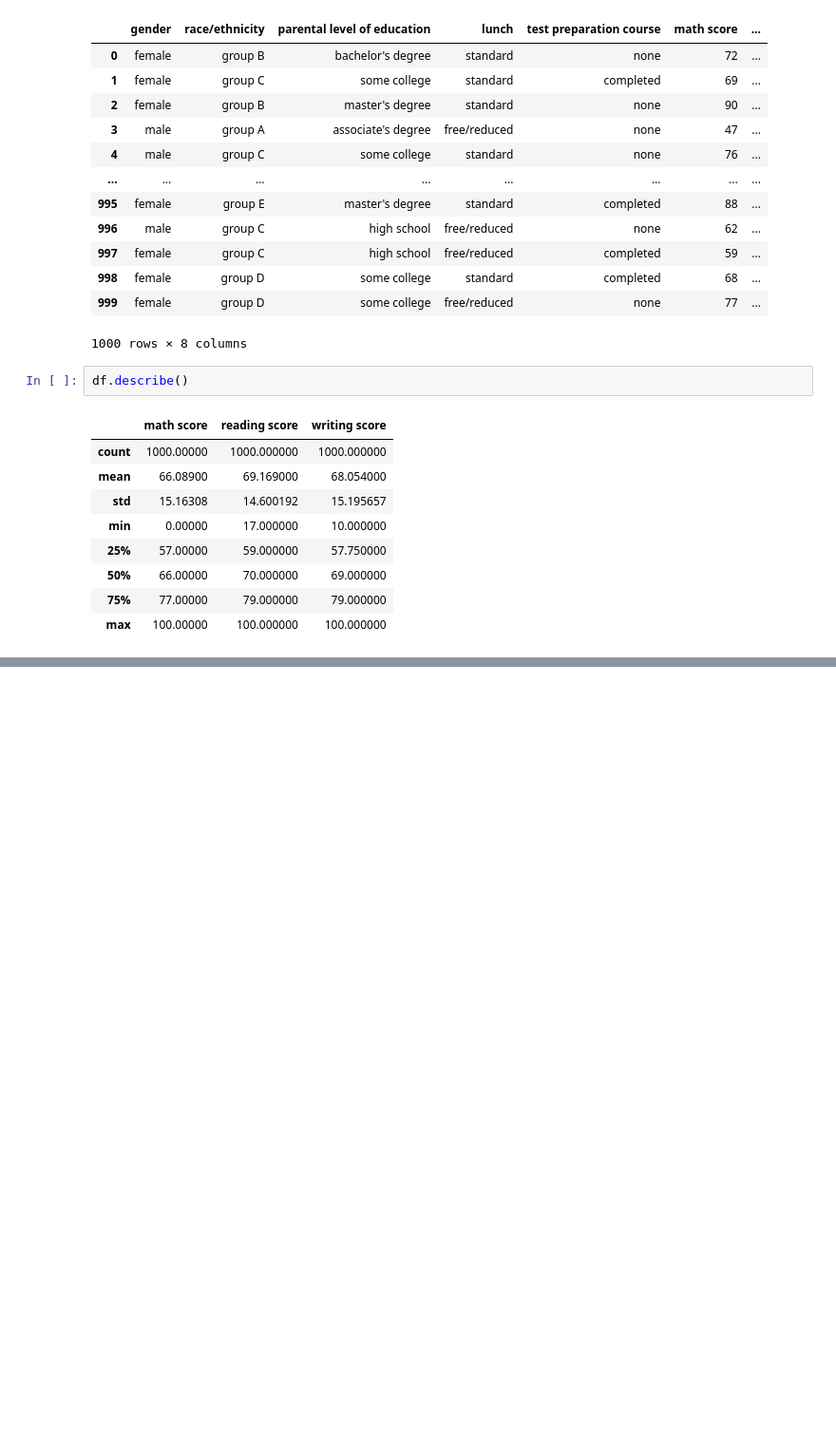
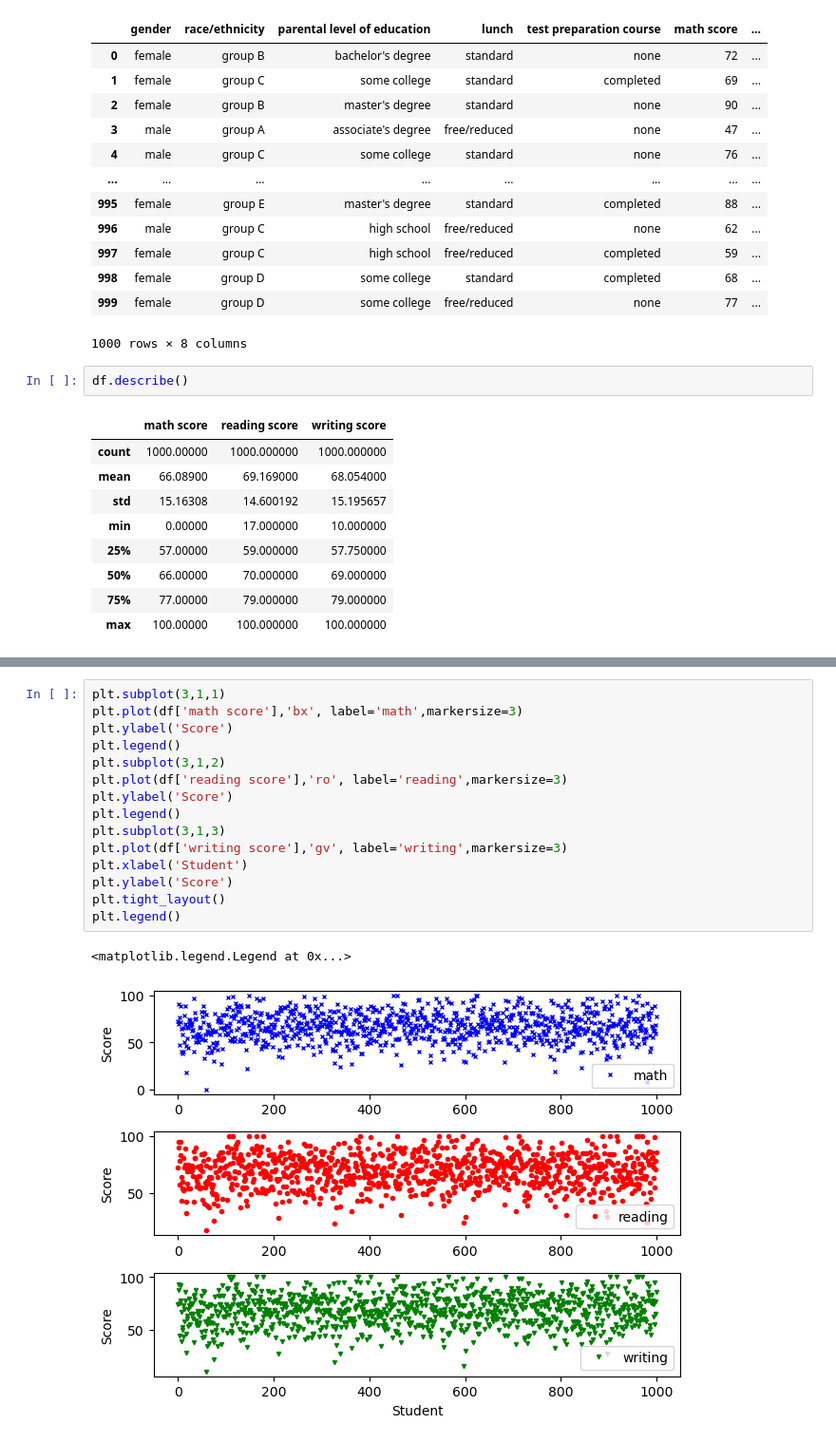
Before and after one commit to jvlkafl/MSI-5sem, a Jupyter notebook: MSI_1_3.ipynb, the cells around one changed output, grey strips where cells are left out. Shown: that part at 95% size. Cells and saved outputs as stored; diff of their text form; blank space fills up the shorter version.

```diff
--- a/MSI_1_3.ipynb
+++ b/MSI_1_3.ipynb
@@ -41,0 +54,18 @@ Text(0, 0.5, 'Math Score')
+# %%
+plt.subplot(3,1,1)
+plt.plot(df['math score'],'bx', label='math',markersize=3)
+plt.ylabel('Score')
+plt.legend()
+plt.subplot(3,1,2)
+plt.plot(df['reading score'],'ro', label='reading',markersize=3)
+plt.ylabel('Score')
+plt.legend()
+plt.subplot(3,1,3)
+plt.plot(df['writing score'],'gv', label='writing',markersize=3)
+plt.xlabel('Student')
+plt.ylabel('Score')
+plt.tight_layout()
+plt.legend()
+# %% [output]
+<matplotlib.legend.Legend at 0x...>
+[figure, added]
```
Also changed, not shown: parts of 3 cells of this notebook, 3 other files.
